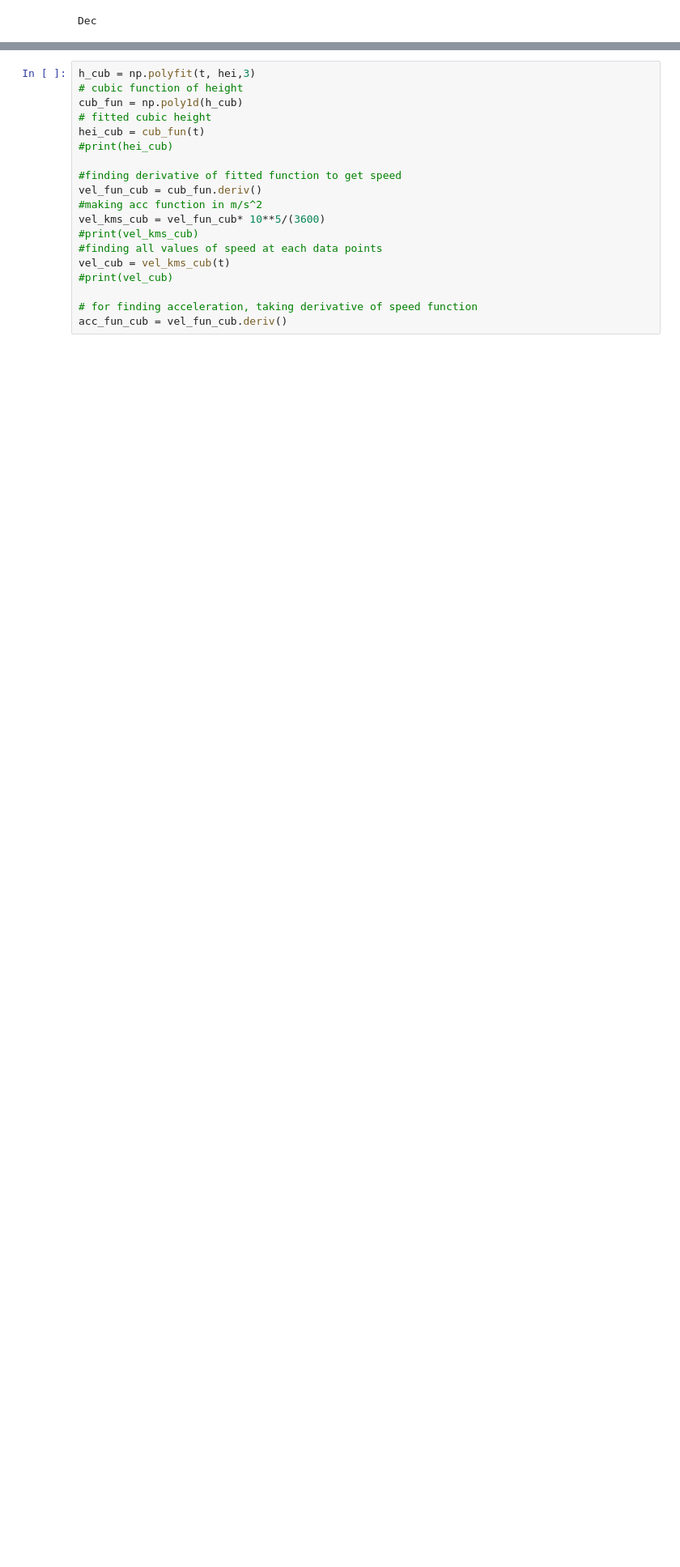
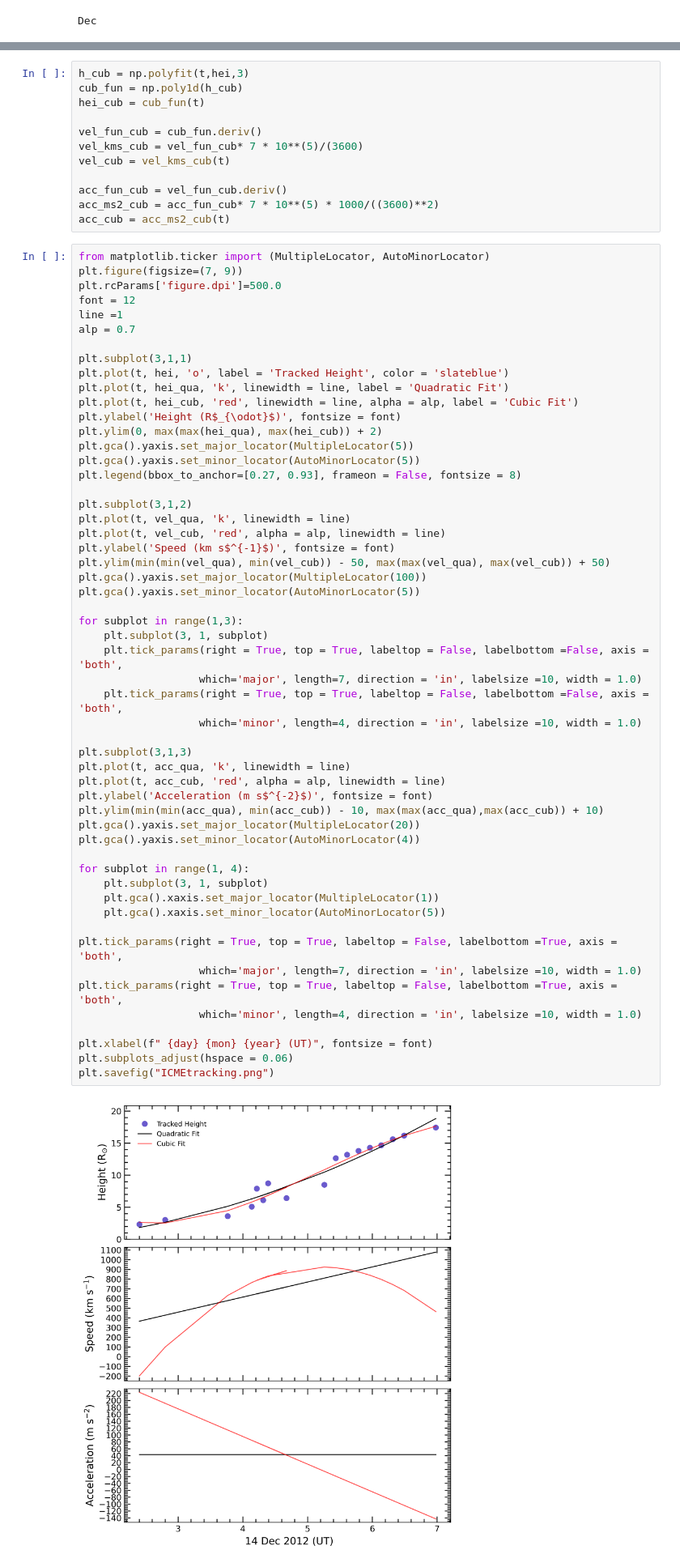
Before and after one commit to priyanujkashyap/KWS24, a Jupyter notebook: ICMEtracking/ICMEtracking.ipynb, the cells around one changed output, grey strips where cells are left out. Shown: that part at 81% size. Drawn from its saved outputs; the diff is of its cells as text; blank space fills up the shorter version.

```diff
--- a/ICMEtracking/ICMEtracking.ipynb
+++ b/ICMEtracking/ICMEtracking.ipynb
@@ -75,19 +46,68 @@ acc_qua = acc_ms2_qua(t)
 # %%
-h_cub = np.polyfit(t, hei,3)
-# cubic function of height
+h_cub = np.polyfit(t,hei,3)
 cub_fun = np.poly1d(h_cub)
-# fitted cubic height
 hei_cub = cub_fun(t)
-#print(hei_cub)
 
-#finding derivative of fitted function to get speed
 vel_fun_cub = cub_fun.deriv()
-#making acc function in m/s^2
-vel_kms_cub = vel_fun_cub* 10**5/(3600)
-#print(vel_kms_cub)
-#finding all values of speed at each data points
+vel_kms_cub = vel_fun_cub* 7 * 10**(5)/(3600)
 vel_cub = vel_kms_cub(t)
-#print(vel_cub)
 
-# for finding acceleration, taking derivative of speed function
 acc_fun_cub = vel_fun_cub.deriv()
+acc_ms2_cub = acc_fun_cub* 7 * 10**(5) * 1000/((3600)**2)
+acc_cub = acc_ms2_cub(t)
+# %%
+from matplotlib.ticker import (MultipleLocator, AutoMinorLocator)
+plt.figure(figsize=(7, 9))
+plt.rcParams['figure.dpi']=500.0
+font = 12
+line =1
+alp = 0.7
+
+plt.subplot(3,1,1)
+plt.plot(t, hei, 'o', label = 'Tracked Height', color = 'slateblue')
+plt.plot(t, hei_qua, 'k', linewidth = line, label = 'Quadratic Fit')
+plt.plot(t, hei_cub, 'red', linewidth = line, alpha = alp, label = 'Cubic Fit')
+plt.ylabel('Height (R$_{\odot}$)', fontsize = font)
+plt.ylim(0, max(max(hei_qua), max(hei_cub)) + 2)
+plt.gca().yaxis.set_major_locator(MultipleLocator(5))
+plt.gca().yaxis.set_minor_locator(AutoMinorLocator(5))
+plt.legend(bbox_to_anchor=[0.27, 0.93], frameon = False, fontsize = 8)
+
+plt.subplot(3,1,2)
+plt.plot(t, vel_qua, 'k', linewidth = line)
+plt.plot(t, vel_cub, 'red', alpha = alp, linewidth = line)
+plt.ylabel('Speed (km s$^{-1}$)', fontsize = font)
+plt.ylim(min(min(vel_qua), min(vel_cub)) - 50, max(max(vel_qua), max(vel_cub)) + 50)
+plt.gca().yaxis.set_major_locator(MultipleLocator(100))
+plt.gca().yaxis.set_minor_locator(AutoMinorLocator(5))
+
+for subplot in range(1,3):
+    plt.subplot(3, 1, subplot)
+    plt.tick_params(right = True, top = True, labeltop = False, labelbottom =False, axis = 'both',
+                   which='major', length=7, direction = 'in', labelsize =10, width = 1.0)
+    plt.tick_params(right = True, top = True, labeltop = False, labelbottom =False, axis = 'both',
+                   which='minor', length=4, direction = 'in', labelsize =10, width = 1.0)
+
+plt.subplot(3,1,3)
+plt.plot(t, acc_qua, 'k', linewidth = line)
+plt.plot(t, acc_cub, 'red', alpha = alp, linewidth = line)
+plt.ylabel('Acceleration (m s$^{-2}$)', fontsize = font)
+plt.ylim(min(min(acc_qua), min(acc_cub)) - 10, max(max(acc_qua),max(acc_cub)) + 10)
+plt.gca().yaxis.set_major_locator(MultipleLocator(20))
+plt.gca().yaxis.set_minor_locator(AutoMinorLocator(4))
+
+for subplot in range(1, 4):
+    plt.subplot(3, 1, subplot)
+    plt.gca().xaxis.set_major_locator(MultipleLocator(1))
+    plt.gca().xaxis.set_minor_locator(AutoMinorLocator(5))
+
+plt.tick_params(right = True, top = True, labeltop = False, labelbottom =True, axis = 'both',
+                   which='major', length=7, direction = 'in', labelsize =10, width = 1.0)
+plt.tick_params(right = True, top = True, labeltop = False, labelbottom =True, axis = 'both',
+                   which='minor', length=4, direction = 'in', labelsize =10, width = 1.0)
+
+plt.xlabel(f" {day} {mon} {year} (UT)", fontsize = font)
+plt.subplots_adjust(hspace = 0.06)
+plt.savefig("ICMEtracking.png")
+# %% [output]
+[figure, added]
```
Also changed, not shown: parts of 5 cells of this notebook, 4 other files.
